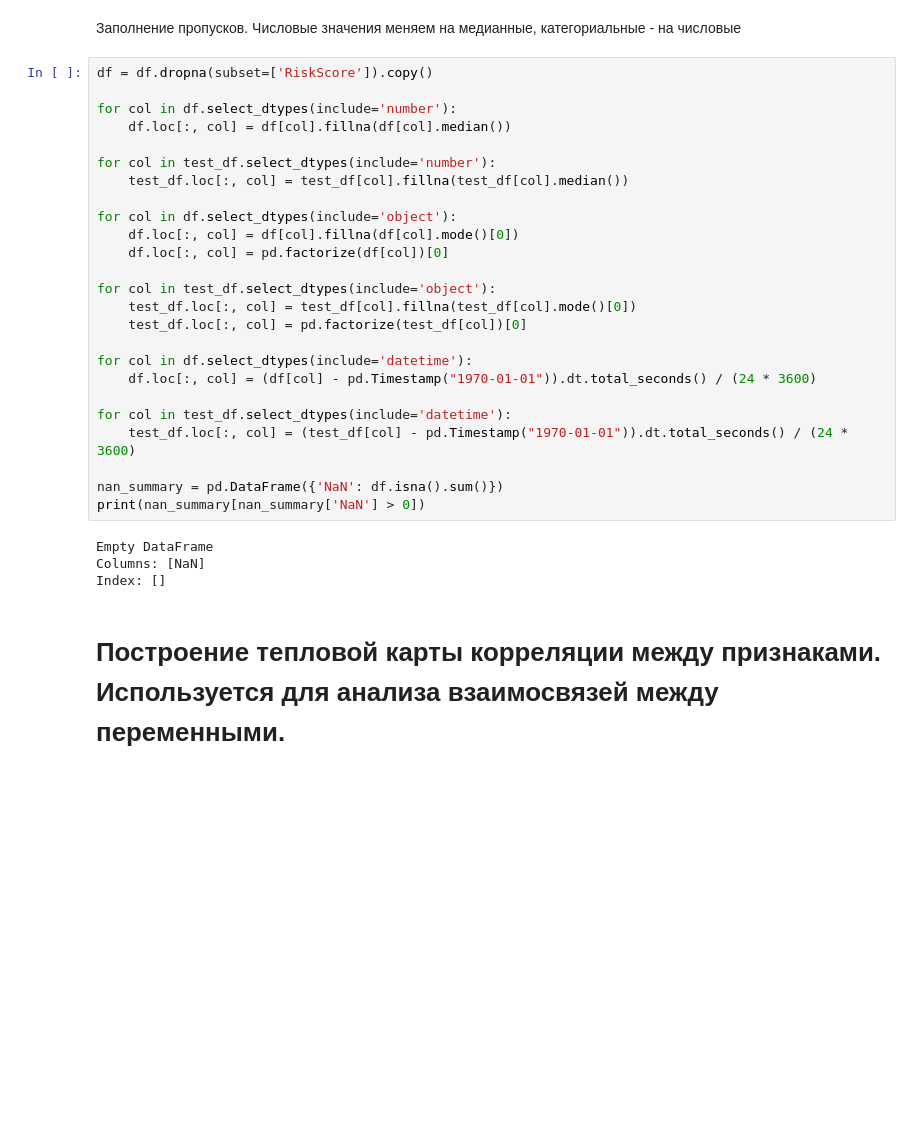
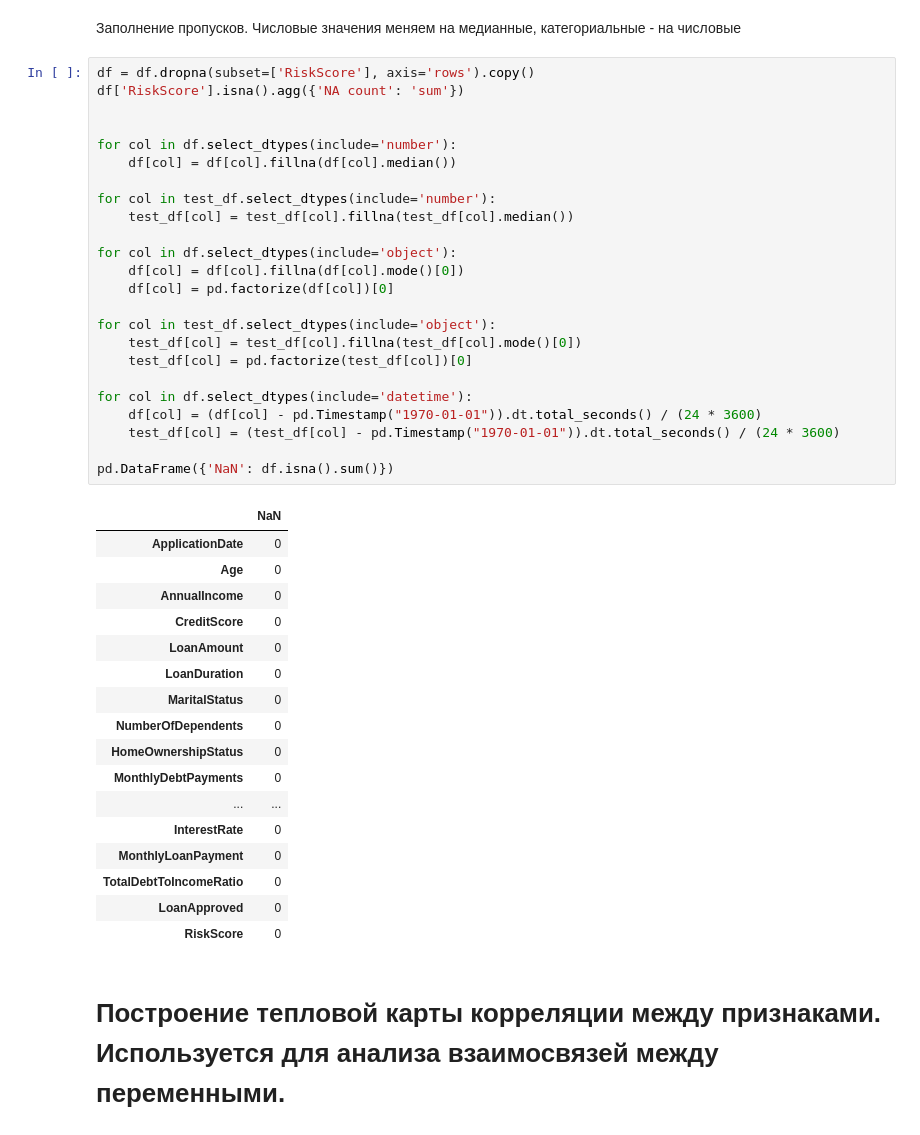
Before and after one commit to Ukorp/MachineLearning, a Jupyter notebook: lab1.ipynb, the cells around one changed output. Cells and saved outputs as stored; diff of their text form; blank space fills up the shorter version.

```diff
--- a/lab1.ipynb
+++ b/lab1.ipynb
@@ -79,34 +79,47 @@ dtype: int64
 # %% [markdown]
 Заполнение пропусков. Числовые значения меняем на медианные, категориальные - на числовые
 # %%
-df = df.dropna(subset=['RiskScore']).copy()
+df = df.dropna(subset=['RiskScore'], axis='rows').copy()
+df['RiskScore'].isna().agg({'NA count': 'sum'})
+
 
 for col in df.select_dtypes(include='number'):
-    df.loc[:, col] = df[col].fillna(df[col].median())
+    df[col] = df[col].fillna(df[col].median())
 
 for col in test_df.select_dtypes(include='number'):
-    test_df.loc[:, col] = test_df[col].fillna(test_df[col].median())
+    test_df[col] = test_df[col].fillna(test_df[col].median())
 
 for col in df.select_dtypes(include='object'):
-    df.loc[:, col] = df[col].fillna(df[col].mode()[0])
-    df.loc[:, col] = pd.factorize(df[col])[0]
+    df[col] = df[col].fillna(df[col].mode()[0])
+    df[col] = pd.factorize(df[col])[0]
 
 for col in test_df.select_dtypes(include='object'):
-    test_df.loc[:, col] = test_df[col].fillna(test_df[col].mode()[0])
-    test_df.loc[:, col] = pd.factorize(test_df[col])[0]
+    test_df[col] = test_df[col].fillna(test_df[col].mode()[0])
+    test_df[col] = pd.factorize(test_df[col])[0]
 
 for col in df.select_dtypes(include='datetime'):
-    df.loc[:, col] = (df[col] - pd.Timestamp("1970-01-01")).dt.total_seconds() / (24 * 3600)
+    df[col] = (df[col] - pd.Timestamp("1970-01-01")).dt.total_seconds() / (24 * 3600)
+    test_df[col] = (test_df[col] - pd.Timestamp("1970-01-01")).dt.total_seconds() / (24 * 3600)
 
-for col in test_df.select_dtypes(include='datetime'):
-    test_df.loc[:, col] = (test_df[col] - pd.Timestamp("1970-01-01")).dt.total_seconds() / (24 * 3600)
-
-nan_summary = pd.DataFrame({'NaN': df.isna().sum()})
-print(nan_summary[nan_summary['NaN'] > 0])
+pd.DataFrame({'NaN': df.isna().sum()})
 # %% [output]
-Empty DataFrame
-Columns: [NaN]
-Index: []
+|  | NaN |
+| ApplicationDate | 0 |
+| Age | 0 |
+| AnnualIncome | 0 |
+| CreditScore | 0 |
+| LoanAmount | 0 |
+| LoanDuration | 0 |
+| MaritalStatus | 0 |
+| NumberOfDependents | 0 |
+| HomeOwnershipStatus | 0 |
+| MonthlyDebtPayments | 0 |
+| ... | ... |
+| InterestRate | 0 |
+| MonthlyLoanPayment | 0 |
+| TotalDebtToIncomeRatio | 0 |
+| LoanApproved | 0 |
+| RiskScore | 0 |
 # %% [markdown]
 # Построение тепловой карты корреляции между признаками. Используется для анализа взаимосвязей между переменными.
 # %%
```
Also changed, not shown: parts of 10 cells of this notebook, 1 other file.
